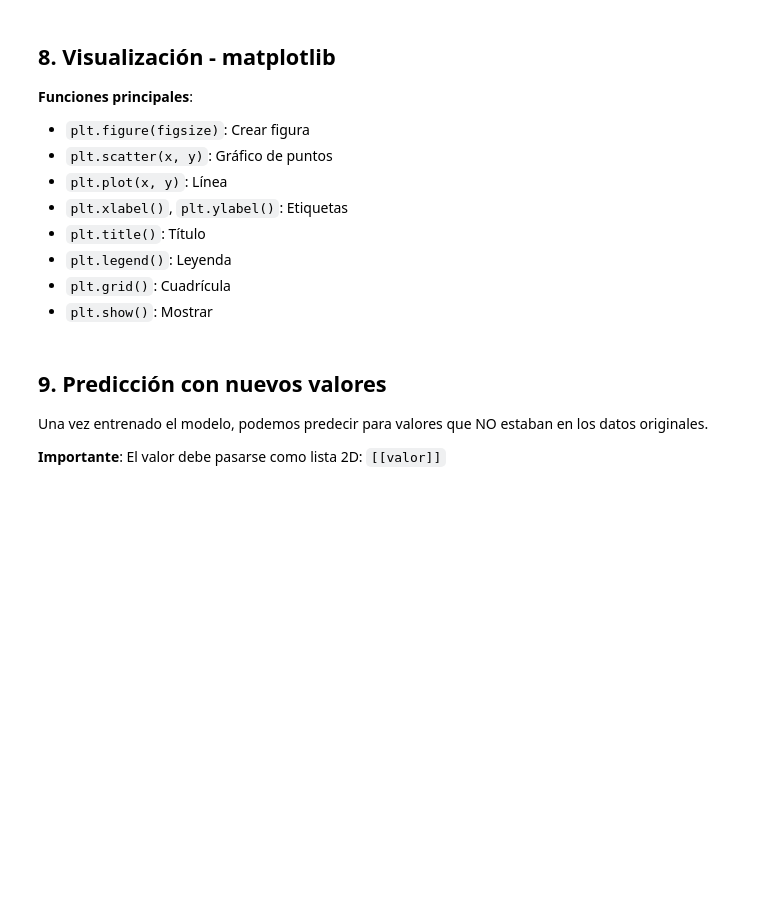
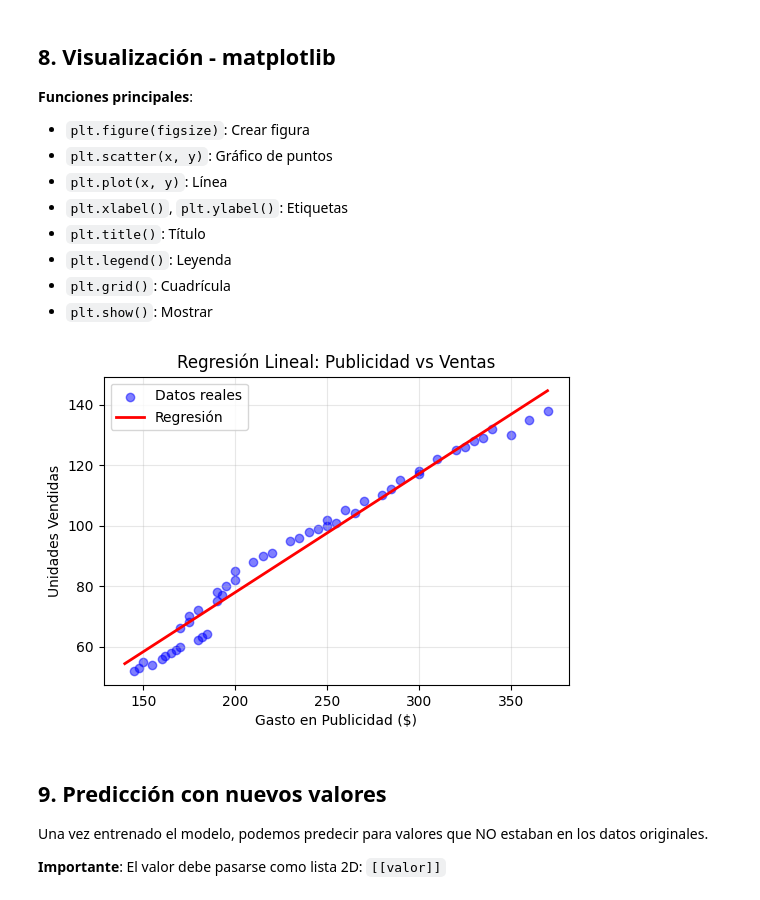
Before and after one commit to ArturLazurenko/CienciaDeDatos, a Jupyter notebook: Semana 4/Archivos/EjercicioMongo.ipynb, the cells around one changed output. Cells and saved outputs as stored; diff of their text form; code cells hidden in the pictures; blank space fills up the shorter version.

```diff
--- a/Semana 4/Archivos/EjercicioMongo.ipynb
+++ b/Semana 4/Archivos/EjercicioMongo.ipynb
@@ -136,10 +136,14 @@ documentos = list(coleccion.find())
 client.close()
 
 # Convertir a DataFrame
+df = pd.DataFrame(documentos)
 
 
 # Eliminar campo _id de MongoDB
-
+if '_id' in df.columns:
+    df = df.drop('_id', axis=1)
 
 print("Datos de Ventas:")
+display(df.head())
+print(f"Total registros: {len(df)}")
 # %% [output]
@@ -160,8 +171,8 @@ InvalidName: database name cannot be the empty string
 from sklearn.model_selection import train_test_split
 
 # Definir variables
-X = [['']]  # DataFrame (independiente)
-y = ['']   # Series (dependiente)
+X = df[['gasto_publicidad']]  # DataFrame (independiente)
+y = df['unidades_vendidas']   # Series (dependiente)
 
 print("X (independiente): gasto_publicidad")
 print("y (dependiente): unidades_vendidas")
@@ -257,24 +292,26 @@ print(f"  R² : {r2_test:.4f} ({r2_test*100:.1f}%)")
 # %%
 import matplotlib.pyplot as plt
 
 # Crear figura
-plt.figure(figsize=(10, 6))
+plt.figure(figsize=(6, 4))
 
 # Puntos de datos reales
 plt.scatter(X, y, color='blue', alpha=0.5, label='Datos reales')
 
 # Línea de regresión
 X_linea = pd.DataFrame({'gasto_publicidad': range(140, 380, 10)})
 y_linea = modelo.predict(X_linea)
 plt.plot(X_linea, y_linea, color='red', linewidth=2, label='Regresión')
 
 # Etiquetas
 plt.xlabel('Gasto en Publicidad ($)')
 plt.ylabel('Unidades Vendidas')
 plt.title('Regresión Lineal: Publicidad vs Ventas')
 plt.legend()
 plt.grid(True, alpha=0.3)
 plt.show()
+# %% [output]
+[figure, added]
 # %% [markdown]
 ## 9. Predicción con nuevos valores
 
```
Also changed, not shown: parts of 5 cells of this notebook.
